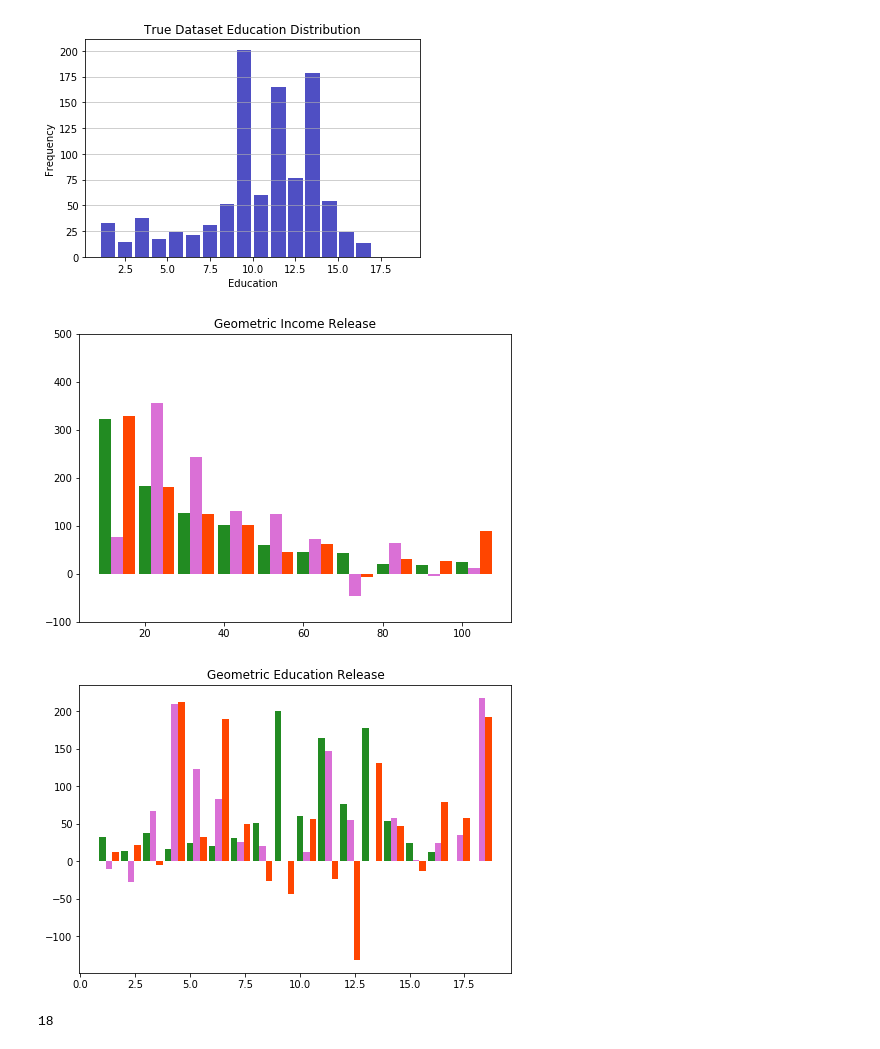
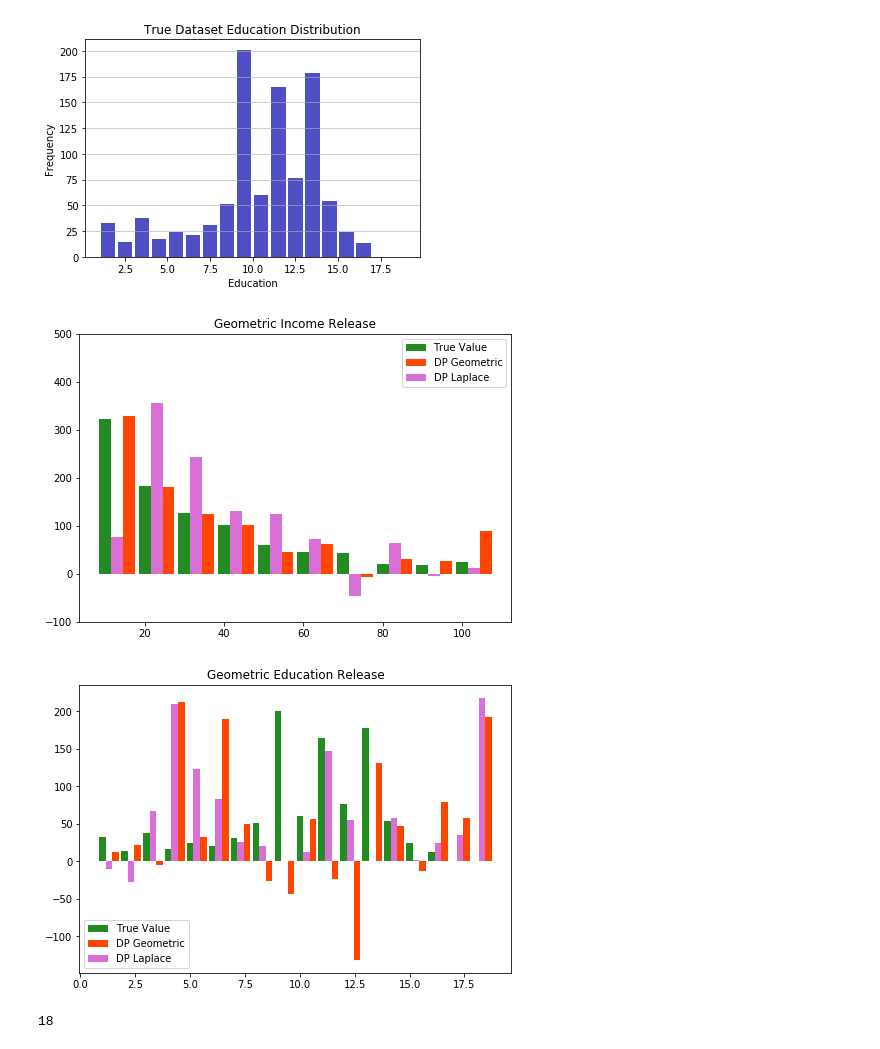
Before and after one commit to opendp/smartnoise-samples, a Jupyter notebook: analysis/histograms.ipynb, the cells around one changed output. Saved outputs shown, nothing was run; the diff lists cells and outputs as text; code cells hidden in the pictures.

Commit message:
add legend

```diff
--- a/analysis/histograms.ipynb
+++ b/analysis/histograms.ipynb
@@ -160,41 +160,43 @@ import matplotlib.pyplot as plt
 #plt.title("Laplace Education Release")
 #plt.show()
 
 colorseq = ["forestgreen", "orangered", "orchid"]
 
 fig = plt.figure()
 ax = fig.add_axes([0,0,1,1])
 plt.ylim([-100,500])
 #inccat = ["10k","20k","30k","40k","50k","60k","70k","80k","90k","100k"]
 inccat = [10,20,30,40,50,60,70,80,90,100]
 width=3
 inccat_left = [x + 2*width for x in inccat]
 inccat_right = [x + width for x in inccat]
 
 
-ax.bar(inccat, n_income, width=width, color=colorseq[0])
-ax.bar(inccat_left, income_histogram.value, width=width, color=colorseq[1])
-ax.bar(inccat_right, income_histogram2.value, width=width, color=colorseq[2])
+ax.bar(inccat, n_income, width=width, color=colorseq[0], label='True Value')
+ax.bar(inccat_left, income_histogram.value, width=width, color=colorseq[1], label='DP Geometric')
+ax.bar(inccat_right, income_histogram2.value, width=width, color=colorseq[2], label='DP Laplace')
+ax.legend()
 plt.title("Geometric Income Release")
 plt.show()
 
 
 
 fig = plt.figure()
 ax = fig.add_axes([0,0,1,1])
 edcat = list(range(1,19))
 width = 0.3
 edcat_left = [x + 2*width for x in edcat]
 edcat_right = [x + width for x in edcat]
 
-ax.bar(edcat, n_educ, width=width, color=colorseq[0])
-ax.bar(edcat_left, education_histogram.value, width=width, color=colorseq[1])
-ax.bar(edcat_right, education_histogram2.value, width=width, color=colorseq[2])
+ax.bar(edcat, n_educ, width=width, color=colorseq[0], label='True Value')
+ax.bar(edcat_left, education_histogram.value, width=width, color=colorseq[1], label='DP Geometric')
+ax.bar(edcat_right, education_histogram2.value, width=width, color=colorseq[2], label='DP Laplace')
+ax.legend()
 plt.title("Geometric Education Release")
 plt.show()
 # %% [output]
-[figure, old version]
+[figure, new version]
-[figure, old version]
+[figure, new version]
 # %%
 len(n_educ)
 # %% [output]
```
